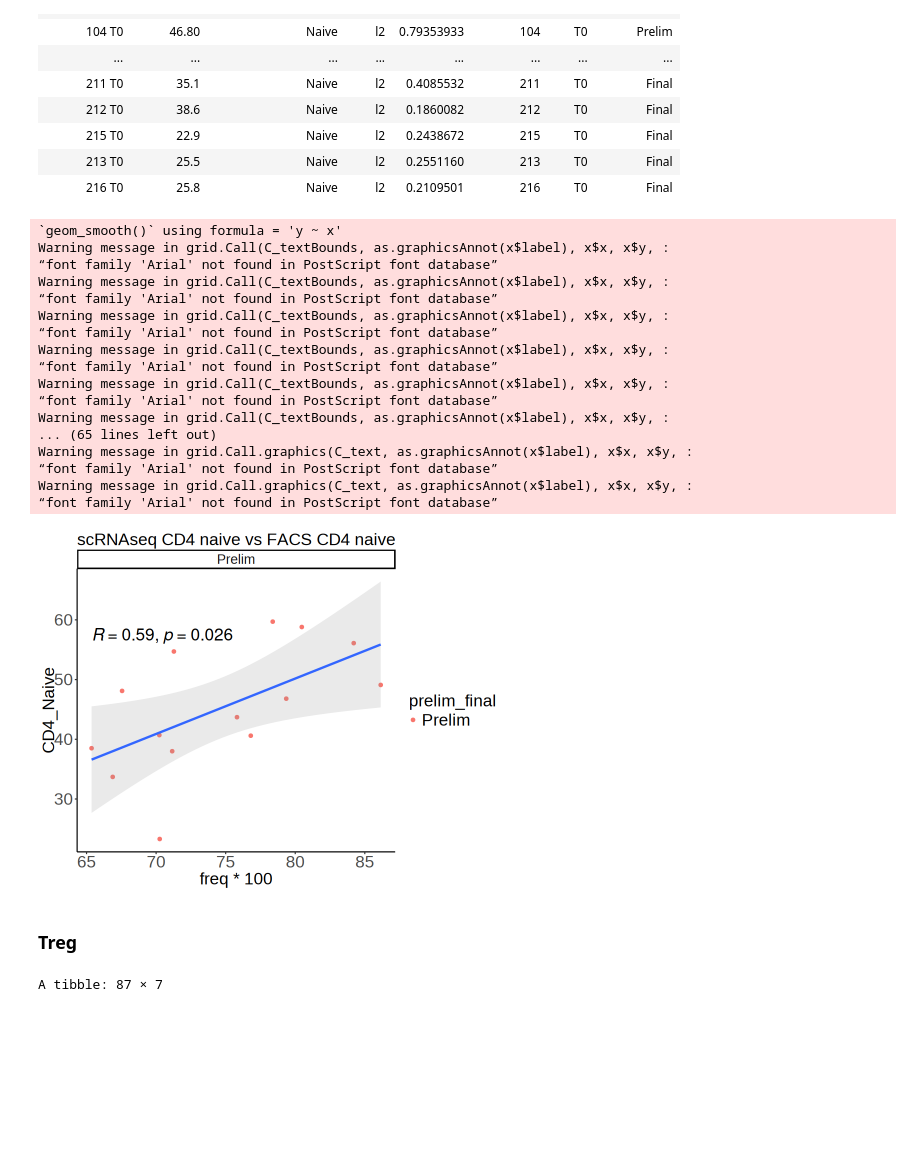
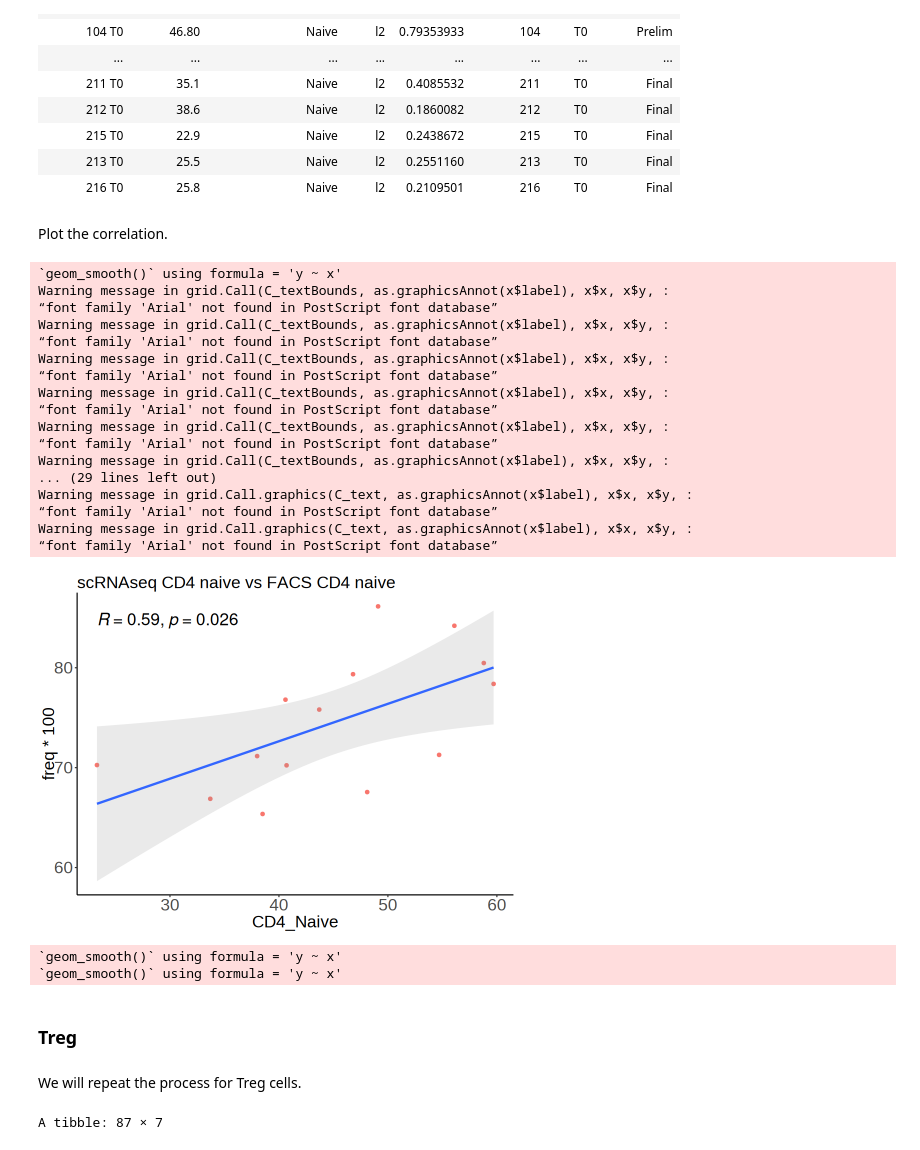
Before and after one commit to Lab-of-Adaptive-Immunity/dia, a Jupyter notebook: code02_analysis_of_init/12_FACS_data.ipynb, the cells around one changed output. Cells and saved outputs as stored; diff of their text form; code cells hidden in the pictures; blank space fills up the shorter version.

```diff
--- a/code02_analysis_of_init/12_FACS_data.ipynb
+++ b/code02_analysis_of_init/12_FACS_data.ipynb
@@ -208,7 +208,7 @@ Print plots and save.
 for(i in c(6:33)){
   print(i)
   df_filt <- extra_gating %>%
-    dplyr::select(1:5,34,i)
+    dplyr::select(1:5,36,i)
   colnames(df_filt) <- c(colnames(df_filt[c(1:6)]), "value")
   df_filt$value <- as.numeric(df_filt$value)
 
@@ -722,5 +726,5 @@ Warning message in wilcox.test.default(c(54588, 65458, 18181, 97860, 57366, 1845
 # %%
-population_freq  <- read_csv("../tables/populations_freq/cd4_pct_from_parent.csv")
+population_freq  <- read_csv("../tables/populations_freq/freq_for_model_cd4.csv")
 # %% [output]
 New names:
 • `` -> `...1`
@@ -790,37 +800,51 @@ A tibble: 82 × 8
 | 215 T0 | 22.9 | Naive | l2 | 0.2438672 | 215 | T0 | Final |
 | 213 T0 | 25.5 | Naive | l2 | 0.2551160 | 213 | T0 | Final |
 | 216 T0 | 25.8 | Naive | l2 | 0.2109501 | 216 | T0 | Final |
+# %% [markdown]
+Plot the correlation.
 # %%
 options(repr.plot.width = 8, repr.plot.height = 6)
 
 df2 %>%
 dplyr::filter(prelim_final == "Prelim")  %>%
-ggplot(aes(x=freq*100, y=CD4_Naive)) +
+ggplot(aes(x=CD4_Naive, y=freq*100)) +
   geom_point(shape = 16, size = 2, aes(color = prelim_final)) +
   geom_smooth(method=lm, alpha = 0.2) + ggtitle("scRNAseq CD4 naive vs FACS CD4 naive") +
 stat_cor(size = 7) + theme_classic() + ggtheme() +
-facet_wrap(~prelim_final, scales = "free")
+#facet_wrap(~prelim_final, scales = "free") +
+NoLegend()
 # %% [output]
 `geom_smooth()` using formula = 'y ~ x'
 Warning message in grid.Call(C_textBounds, as.graphicsAnnot(x$label), x$x, x$y, :
 “font family 'Arial' not found in PostScript font database”
 Warning message in grid.Call(C_textBounds, as.graphicsAnnot(x$label), x$x, x$y, :
 “font family 'Arial' not found in PostScript font database”
 Warning message in grid.Call(C_textBounds, as.graphicsAnnot(x$label), x$x, x$y, :
 “font family 'Arial' not found in PostScript font database”
 Warning message in grid.Call(C_textBounds, as.graphicsAnnot(x$label), x$x, x$y, :
 “font family 'Arial' not found in PostScript font database”
 Warning message in grid.Call(C_textBounds, as.graphicsAnnot(x$label), x$x, x$y, :
 “font family 'Arial' not found in PostScript font database”
 Warning message in grid.Call(C_textBounds, as.graphicsAnnot(x$label), x$x, x$y, :
-... (65 lines left out)
+... (29 lines left out)
 Warning message in grid.Call.graphics(C_text, as.graphicsAnnot(x$label), x$x, x$y, :
 “font family 'Arial' not found in PostScript font database”
 Warning message in grid.Call.graphics(C_text, as.graphicsAnnot(x$label), x$x, x$y, :
 “font family 'Arial' not found in PostScript font database”
-[figure, old version]
+[figure, new version]
+# %%
+ggsave("../figures/correlation_facs_scRNAseq/cd4_naive.png",
+       create.dir = TRUE,
+       width = 10, height = 10, units = "cm")
+ggsave("../figures/correlation_facs_scRNAseq/cd4_naive.svg",
+       width = 10, height = 10, units = "cm")
+# %% [output]
+`geom_smooth()` using formula = 'y ~ x'
+`geom_smooth()` using formula = 'y ~ x'
 # %% [markdown]
 ### Treg
+# %% [markdown]
+We will repeat the process for Treg cells.
 # %%
 freq_cd4_treg  <- population_freq  %>% dplyr::filter(Level == "l2" & grepl(annotations_manual, pattern = "Treg"))  %>%
 dplyr::select(annotations_manual, Level, freq, Patient_ID, Time, prelim_final)  %>% unique  %>%
```
Also changed, not shown: parts of 47 cells of this notebook.
